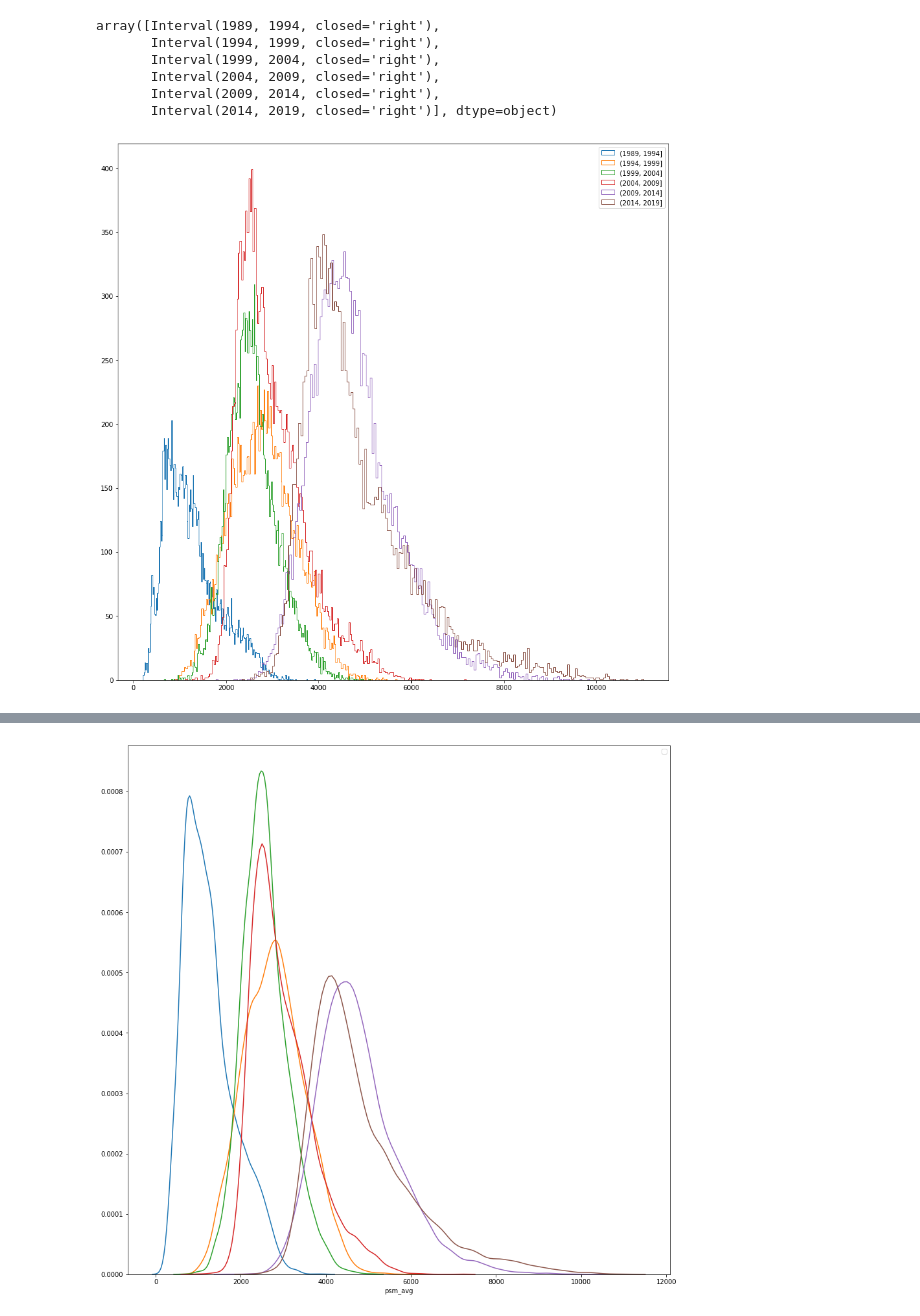
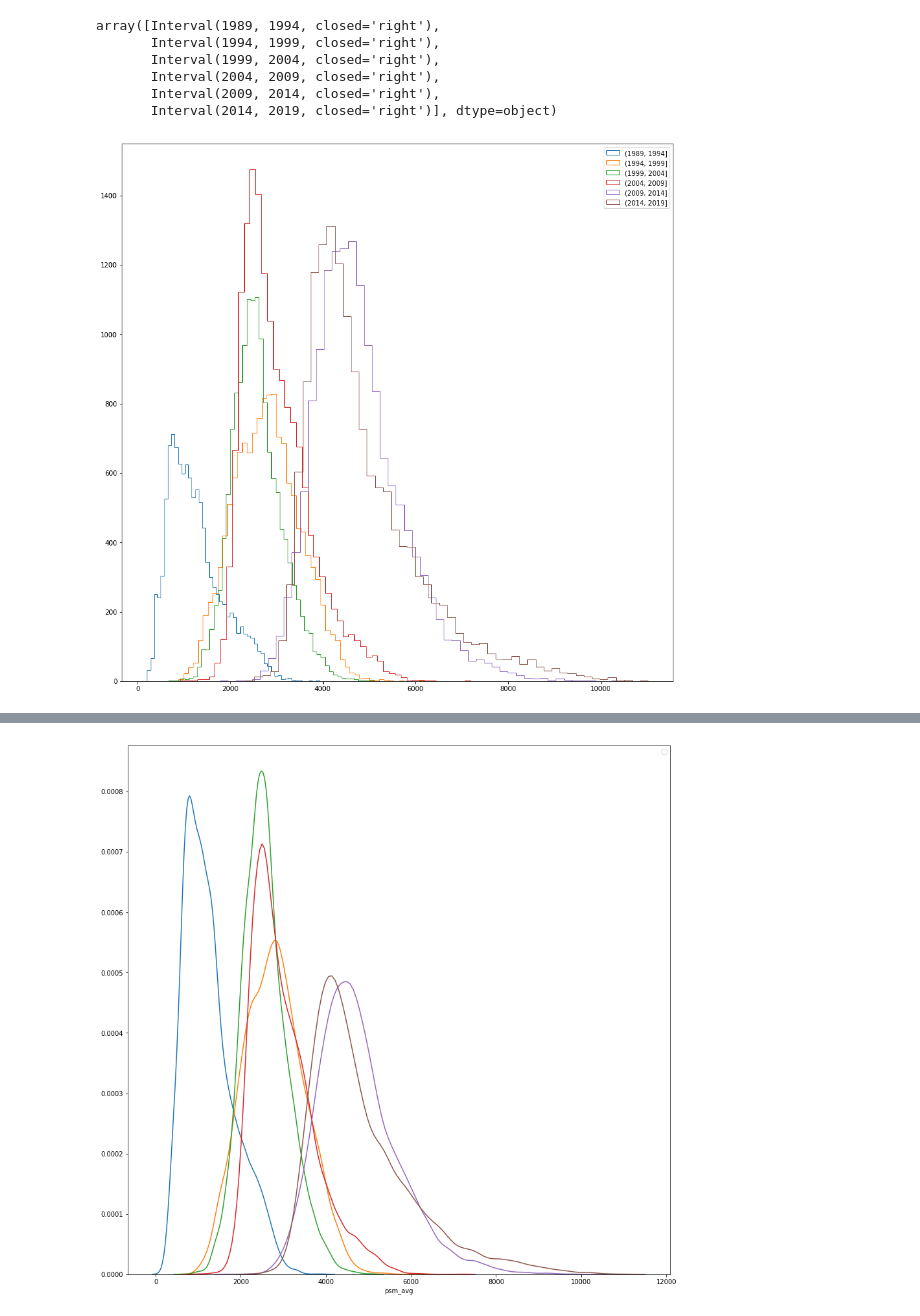
Before and after one commit to ravi-gopalan/singapore_hdb_price_analysis, a Jupyter notebook: singapore_hdb_resale_transactions.ipynb, the cells around one changed output, grey strips where cells are left out. Cells and saved outputs as stored; diff of their text form; code cells hidden in the pictures.

```diff
--- a/singapore_hdb_resale_transactions.ipynb
+++ b/singapore_hdb_resale_transactions.ipynb
@@ -1152,14 +1152,14 @@ array([Interval(1989, 1994, closed='right'),
        Interval(2009, 2014, closed='right'),
        Interval(2014, 2019, closed='right')], dtype=object)
 # %%
-
+n_bins = 50
 plt.figure(figsize=(15,15))
-plt.hist(df_updated.query('resale_5yr == @df.resale_5yr.unique()[0]')['psm_avg'],bins=200,histtype='step');
-plt.hist(df_updated.query('resale_5yr == @df.resale_5yr.unique()[1]')['psm_avg'],bins=200,histtype='step');
-plt.hist(df_updated.query('resale_5yr == @df.resale_5yr.unique()[2]')['psm_avg'],bins=200,histtype='step');
-plt.hist(df_updated.query('resale_5yr == @df.resale_5yr.unique()[3]')['psm_avg'],bins=200,histtype='step');
-plt.hist(df_updated.query('resale_5yr == @df.resale_5yr.unique()[4]')['psm_avg'],bins=200,histtype='step');
-plt.hist(df_updated.query('resale_5yr == @df.resale_5yr.unique()[5]')['psm_avg'],bins=200,histtype='step');
+plt.hist(df_updated.query('resale_5yr == @df.resale_5yr.unique()[0]')['psm_avg'],bins=n_bins,histtype='step');
+plt.hist(df_updated.query('resale_5yr == @df.resale_5yr.unique()[1]')['psm_avg'],bins=n_bins,histtype='step');
+plt.hist(df_updated.query('resale_5yr == @df.resale_5yr.unique()[2]')['psm_avg'],bins=n_bins,histtype='step');
+plt.hist(df_updated.query('resale_5yr == @df.resale_5yr.unique()[3]')['psm_avg'],bins=n_bins,histtype='step');
+plt.hist(df_updated.query('resale_5yr == @df.resale_5yr.unique()[4]')['psm_avg'],bins=n_bins,histtype='step');
+plt.hist(df_updated.query('resale_5yr == @df.resale_5yr.unique()[5]')['psm_avg'],bins=n_bins,histtype='step');
 plt.legend(df_updated.resale_5yr.unique());
 # %% [output]
-[figure, old version]
+[figure, new version]
```
Also changed, not shown: parts of 8 cells of this notebook.
